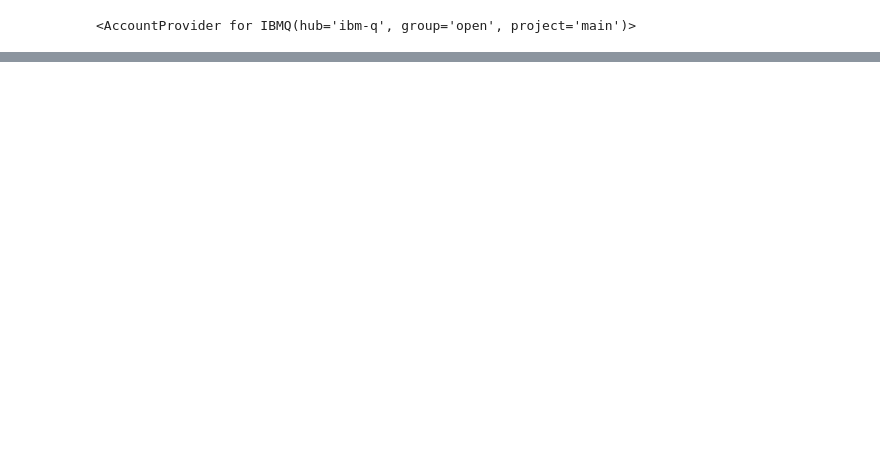
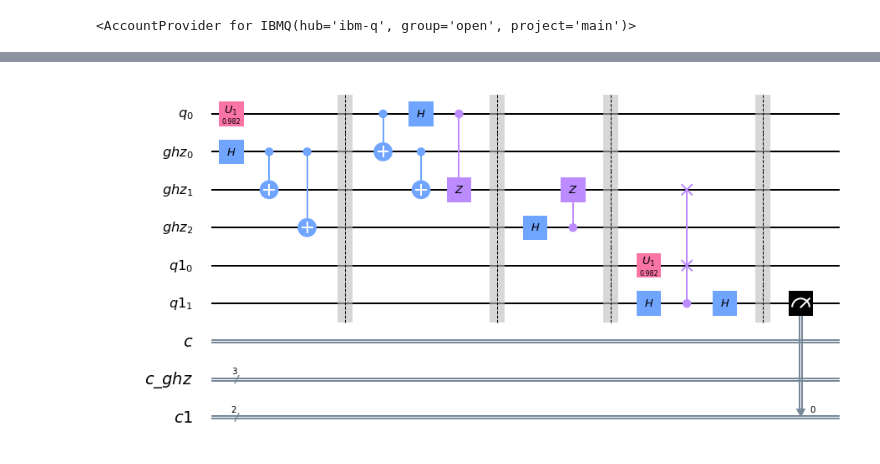
Before and after one commit to trasousa/QCHEQUE_exp_realization, a Jupyter notebook: qcheque.ipynb, the cells around one changed output, grey strips where cells are left out. Saved outputs shown, nothing was run; the diff lists cells and outputs as text; code cells hidden in the pictures; blank space fills up the shorter version.

```diff
--- a/qcheque.ipynb
+++ b/qcheque.ipynb
@@ -87,0 +137,15 @@ qc.measure(qr[2],cr[2])
+# %%
+qr = QuantumRegister(3,'ghz')
+qa = QuantumRegister(1,'q  ')
+qb = QuantumRegister(2,'q 1 ')
+cr = ClassicalRegister(3,'c\_ghz')
+ca = ClassicalRegister(1,'c')
+cb = ClassicalRegister(2,'c1')
+cheque = QuantumCircuit(qa,qr,qb,ca,cr,cb)
+generator(cheque,qr,cr)
+sign(cheque,qa,qr,"a","b","c","d")
+verify(cheque,qr,qb,"a","b","c","d")
+measure()
+cheque.draw(output='mpl')
+# %% [output]
+[figure, added]
```
Also changed, not shown: parts of 18 cells of this notebook.
